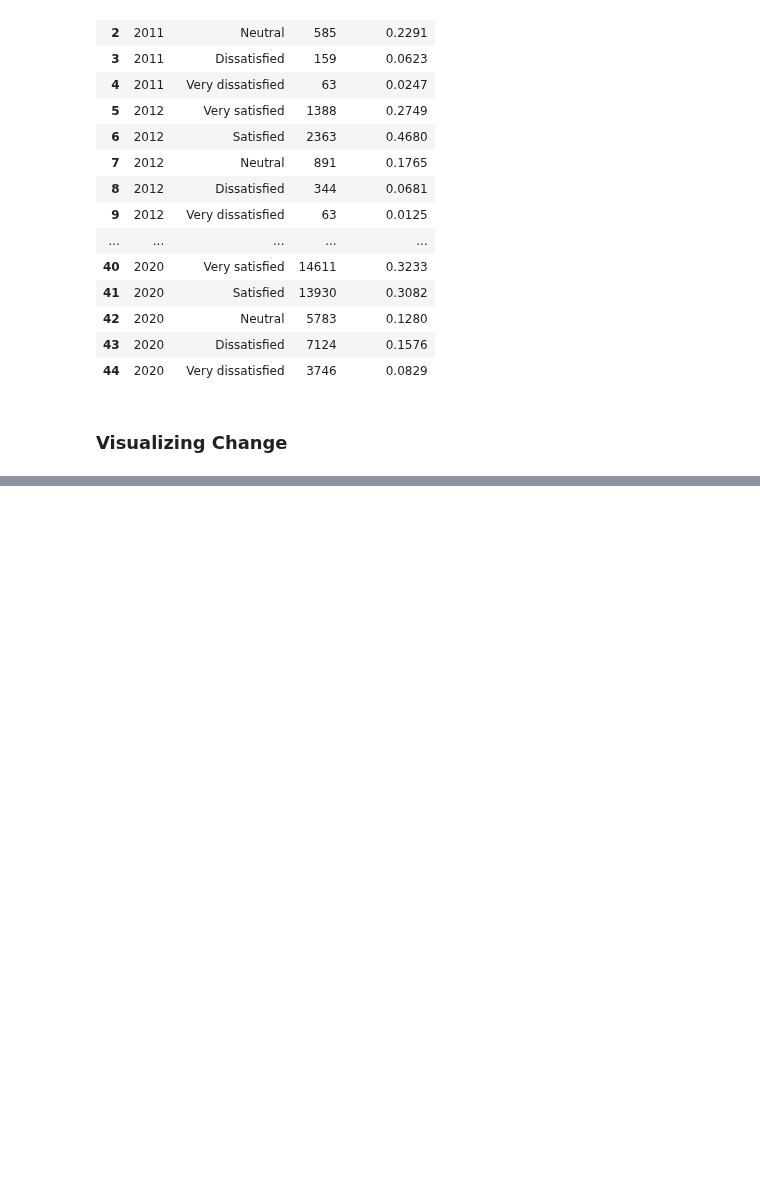
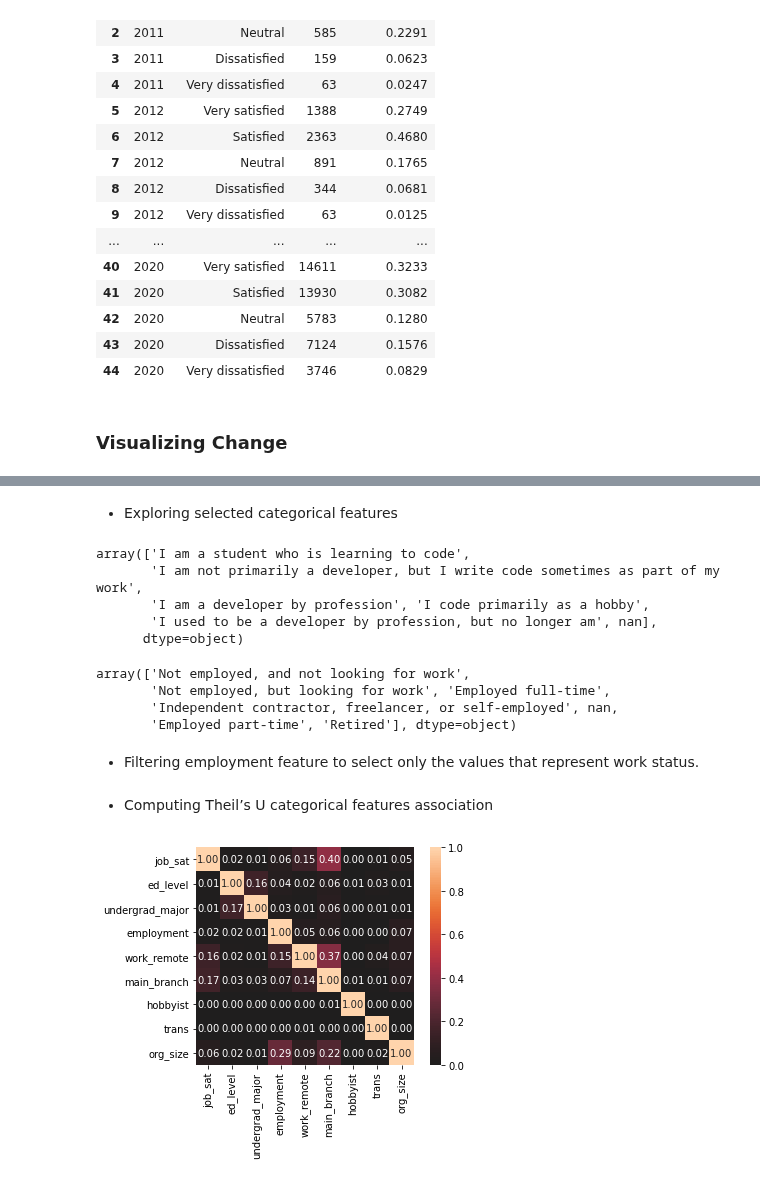
Before and after one commit to IsmaelMasharo/stack-overflow-survey-analysis, a Jupyter notebook: job_satisfaction_eda.ipynb, the cells around one changed output, grey strips where cells are left out. Drawn from its saved outputs; the diff is of its cells as text; code cells hidden in the pictures; blank space fills up the shorter version.

```diff
--- a/job_satisfaction_eda.ipynb
+++ b/job_satisfaction_eda.ipynb
@@ -248,0 +257,14 @@ py.plot(fig, filename = 'stack-overflow-job-satisfaction-over-year')
+# %%
+features = [
+    "job_sat",
+    "ed_level",
+    "undergrad_major",
+    "employment",
+    "work_remote",
+    "main_branch",
+    "hobbyist",
+    "trans",
+    "org_size",
+]
+# %%
+df_2019_categorical = df_explorer.datasets[2019][features]
@@ -248,0 +280,29 @@ py.plot(fig, filename = 'stack-overflow-job-satisfaction-over-year')
+# %% [markdown]
+* Exploring selected categorical features
+# %%
+df_2019_categorical.main_branch.unique()
+# %% [output]
+array(['I am a student who is learning to code',
+       'I am not primarily a developer, but I write code sometimes as part of my work',
+       'I am a developer by profession', 'I code primarily as a hobby',
+       'I used to be a developer by profession, but no longer am', nan],
+      dtype=object)
+# %%
+df_2019_categorical.employment.unique()
+# %% [output]
+array(['Not employed, and not looking for work',
+       'Not employed, but looking for work', 'Employed full-time',
+       'Independent contractor, freelancer, or self-employed', nan,
+       'Employed part-time', 'Retired'], dtype=object)
+# %% [markdown]
+* Filtering employment feature to select only the values that represent work status.
+# %%
+employed_types = ['Employed full-time', 'Independent contractor, freelancer, or self-employed', 'Employed part-time']
+# %%
+df_2019_categorical = df_2019_categorical[df_2019_categorical.employment.isin(employed_types)]
+# %% [markdown]
+* Computing Theil’s U categorical features association
+# %%
+associations(df_2019_categorical, theil_u=True);
+# %% [output]
+[figure, added]
```
Also changed, not shown: parts of 9 cells of this notebook, 3 other files.
